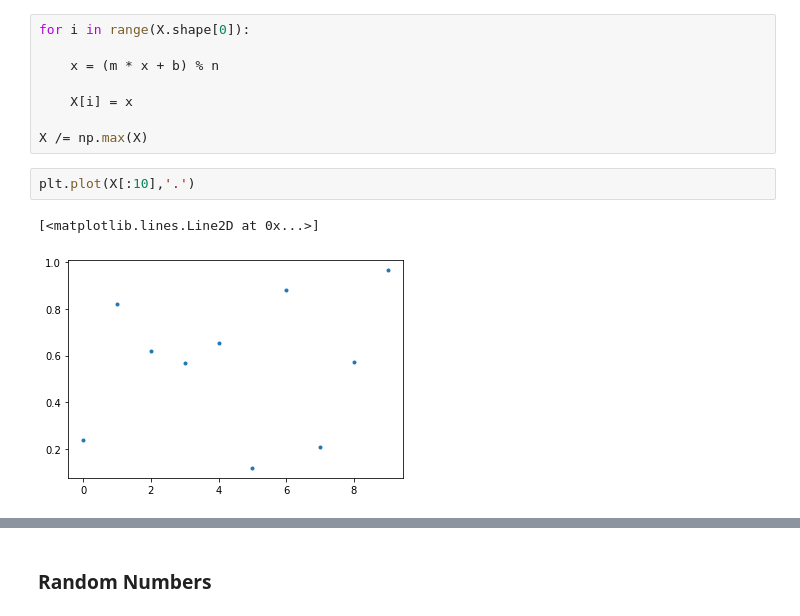
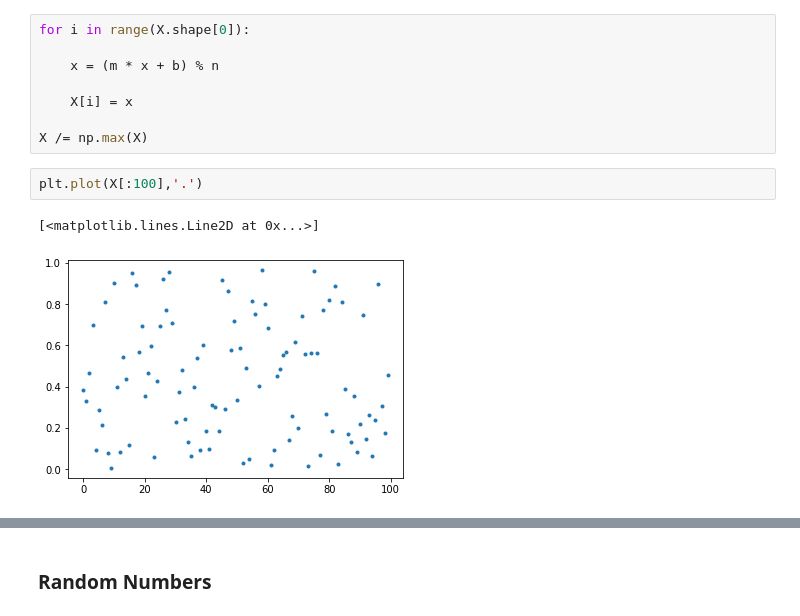
Before and after one commit to Andrewseltzer/Andrewseltzer, a Jupyter notebook: AndrewSeltzer_Lab_4.ipynb, the cells around one changed output, grey strips where cells are left out. Cells and saved outputs as stored; diff of their text form.

```diff
--- a/AndrewSeltzer_Lab_4.ipynb
+++ b/AndrewSeltzer_Lab_4.ipynb
@@ -51,10 +51,10 @@ for i in range(X.shape[0]):
 
 X /= np.max(X)
 # %%
-plt.plot(X[:10],'.')
+plt.plot(X[:100],'.')
 # %% [output]
 [<matplotlib.lines.Line2D at 0x...>]
-[figure, old version]
+[figure, new version]
 # %%
 plt.hist(X);
 # %% [output]
```
Also changed, not shown: parts of 28 cells of this notebook.
